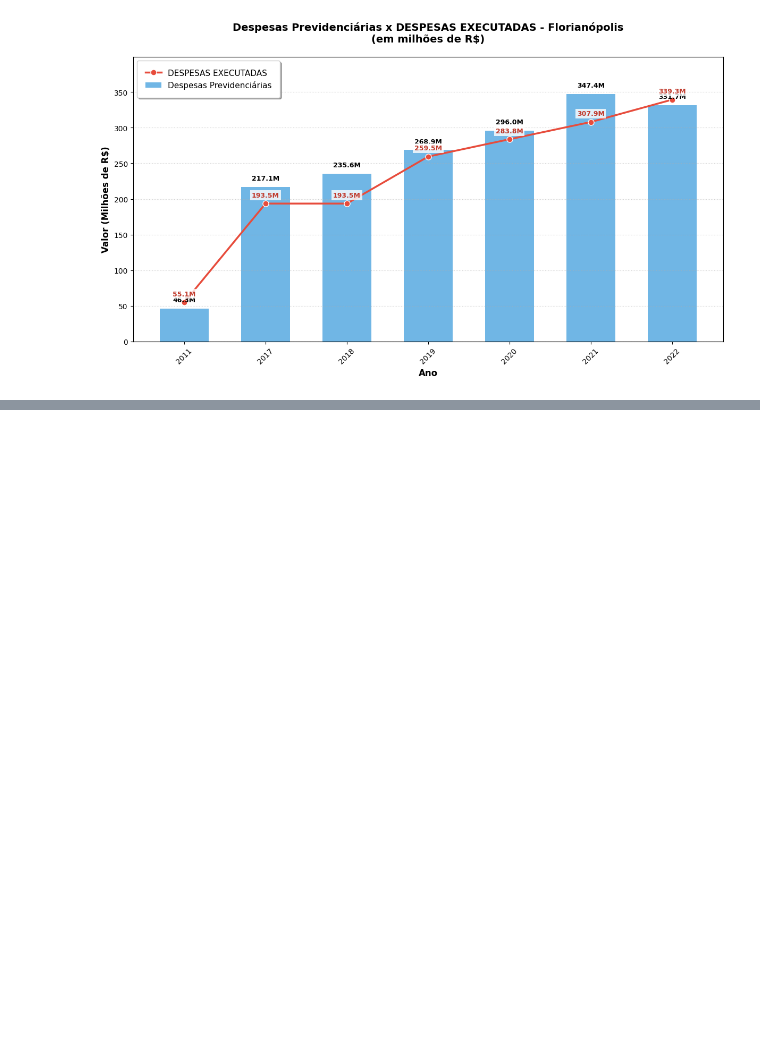
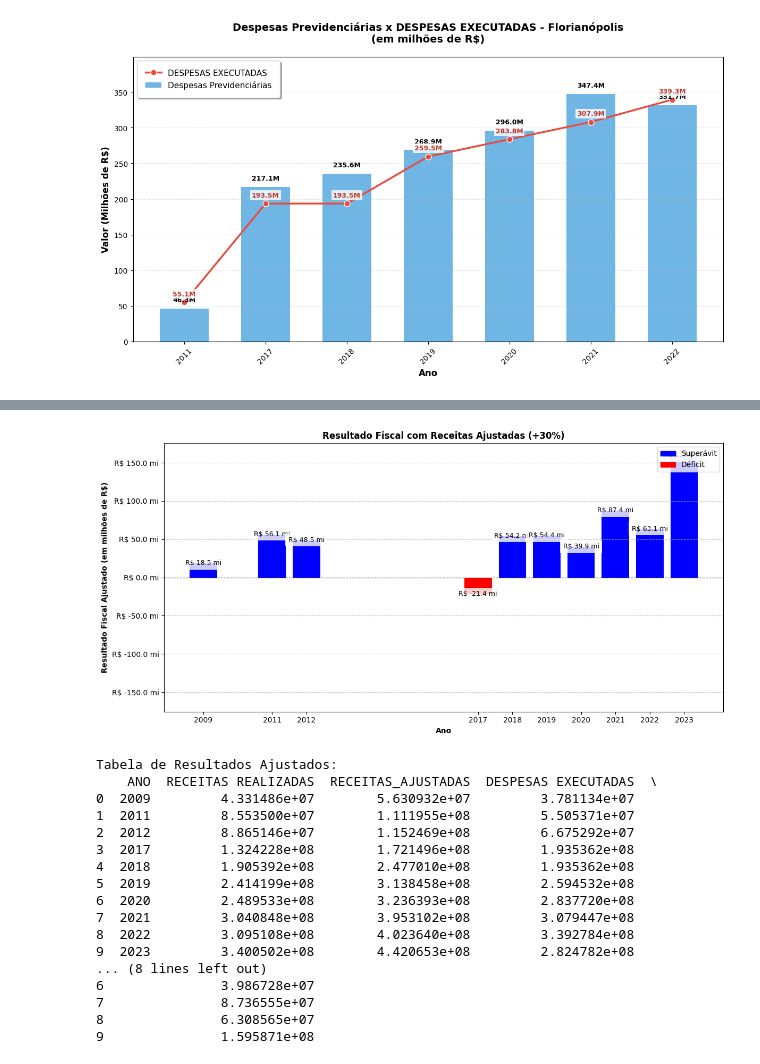
Before and after one commit to Gabriel-PC/UNINTER-Trabalho-Extensionista-II, a Jupyter notebook: Atividade_Extensionista_II.ipynb, the cells around one changed output, grey strips where cells are left out. Drawn from its saved outputs; the diff is of its cells as text; code cells hidden in the pictures; blank space fills up the shorter version.

```diff
--- a/Atividade_Extensionista_II.ipynb
+++ b/Atividade_Extensionista_II.ipynb
@@ -727,0 +918,79 @@ plt.show()
+# %%
+# PASSO 1: Repor os 30% nas receitas
+df_RDPrevi['RECEITAS_AJUSTADAS'] = df_RDPrevi['RECEITAS REALIZADAS'] * 1.3
+
+# PASSO 2: Recalcular o Resultado Fiscal
+df_RDPrevi['RESULTADO_FISCAL_AJUSTADO'] = df_RDPrevi['RECEITAS_AJUSTADAS'] - df_RDPrevi['DESPESAS EXECUTADAS']
+
+# PASSO 3: Plotar o gráfico
+anos = df_RDPrevi['ANO']
+resultados = df_RDPrevi['RESULTADO_FISCAL_AJUSTADO'] / 1e6  # Converter para milhões (opcional)
+
+plt.figure(figsize=(12, 6))
+bars = plt.bar(anos, resultados, color=np.where(resultados >= 0, 'blue', 'red'))
+
+# Adicionar valores nas barras
+for bar in bars:
+    height = bar.get_height()
+    offset = 0.3 if height >= 0 else -0.5
+    plt.text(
+        bar.get_x() + bar.get_width() / 2.,
+        height + offset,
+        f'R$ {height:,.1f} mi',
+        ha='center',
+        va='center',
+        fontsize=9,
+        bbox=dict(facecolor='white', alpha=0.8, edgecolor='none')
+    )
+
+# Linha de referência (zero)
+plt.axhline(0, color='black', linestyle='--', linewidth=0.8)
+
+# Ajustar escala do eixo Y
+max_val = max(np.abs(resultados)) * 1.1
+plt.ylim(-max_val, max_val)
+
+# Formatando eixo Y
+plt.gca().yaxis.set_major_formatter(plt.FuncFormatter(lambda x, _: f'R$ {x:,.1f} mi'))
+
+# Títulos e legendas
+plt.xlabel('Ano', fontweight='bold')
+plt.ylabel('Resultado Fiscal Ajustado (em milhões de R$)', fontweight='bold')
+plt.title('Resultado Fiscal com Receitas Ajustadas (+30%)', fontweight='bold')
+plt.xticks(anos)
+plt.grid(axis='y', linestyle='--', alpha=0.7)
+
+# Legenda de cores
+plt.legend(
+    handles=[
+        plt.Rectangle((0, 0), 1, 1, color='blue', label='Superávit'),
+        plt.Rectangle((0, 0), 1, 1, color='red', label='Déficit')
+    ],
+    loc='upper right'
+)
+
+plt.tight_layout()
+plt.show()
+
+# Exibir tabela com resultados
+print("\nTabela de Resultados Ajustados:")
+print(df_RDPrevi[['ANO', 'RECEITAS REALIZADAS', 'RECEITAS_AJUSTADAS', 'DESPESAS EXECUTADAS', 'RESULTADO_FISCAL_AJUSTADO']].round(2))
+# %% [output]
+[figure, added]
+Tabela de Resultados Ajustados:
+    ANO  RECEITAS REALIZADAS  RECEITAS_AJUSTADAS  DESPESAS EXECUTADAS  \
+0  2009         4.331486e+07        5.630932e+07         3.781134e+07
+1  2011         8.553500e+07        1.111955e+08         5.505371e+07
+2  2012         8.865146e+07        1.152469e+08         6.675292e+07
+3  2017         1.324228e+08        1.721496e+08         1.935362e+08
+4  2018         1.905392e+08        2.477010e+08         1.935362e+08
+5  2019         2.414199e+08        3.138458e+08         2.594532e+08
+6  2020         2.489533e+08        3.236393e+08         2.837720e+08
+7  2021         3.040848e+08        3.953102e+08         3.079447e+08
+8  2022         3.095108e+08        4.023640e+08         3.392784e+08
+9  2023         3.400502e+08        4.420653e+08         2.824782e+08
+... (8 lines left out)
+6               3.986728e+07
+7               8.736555e+07
+8               6.308565e+07
+9               1.595871e+08
```
Also changed, not shown: parts of 18 cells of this notebook.
